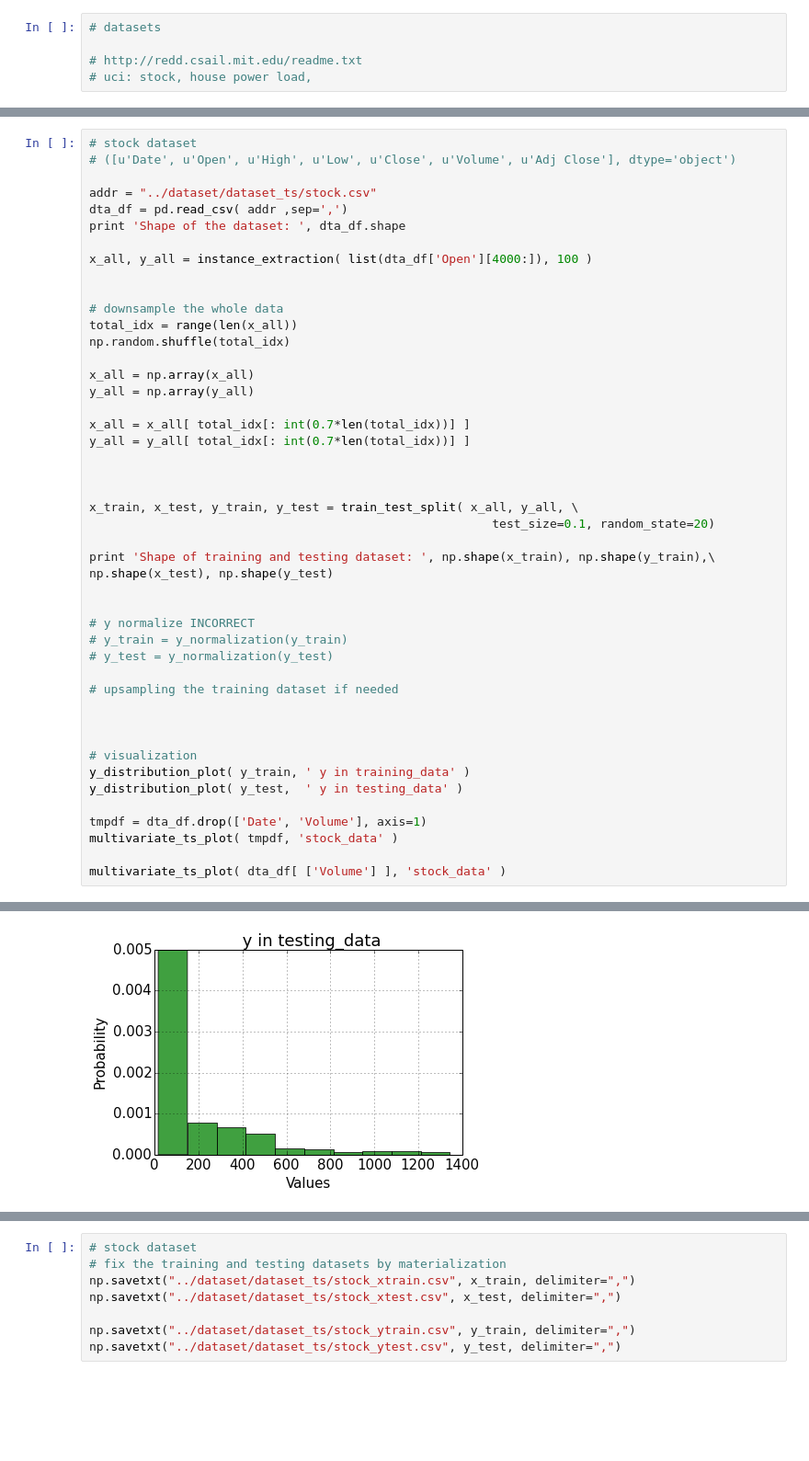
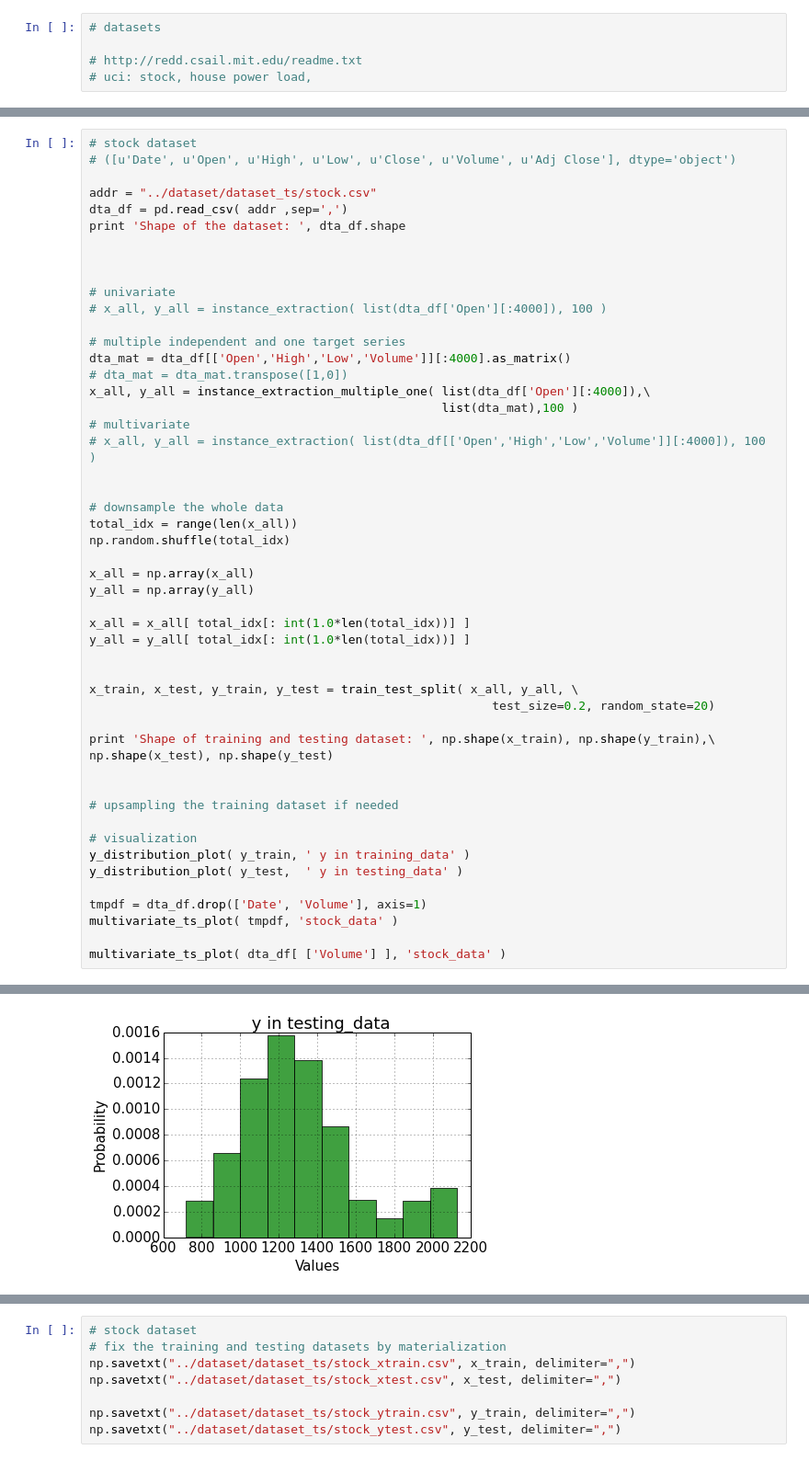
Before and after one commit to weilai0980/tsRNN, a Jupyter notebook: data_prep_offline.ipynb, the cells around one changed output, grey strips where cells are left out. Shown at 92% size. Cells and saved outputs as stored; diff of their text form; blank space fills up the shorter version.

```diff
--- a/data_prep_offline.ipynb
+++ b/data_prep_offline.ipynb
@@ -198,7 +120,18 @@ addr = "../dataset/dataset_ts/stock.csv"
 dta_df = pd.read_csv( addr ,sep=',')
 print 'Shape of the dataset: ', dta_df.shape
 
-x_all, y_all = instance_extraction( list(dta_df['Open'][4000:]), 100 )
+
+
+# univariate
+# x_all, y_all = instance_extraction( list(dta_df['Open'][:4000]), 100 )
+
+# multiple independent and one target series
+dta_mat = dta_df[['Open','High','Low','Volume']][:4000].as_matrix()
+# dta_mat = dta_mat.transpose([1,0])
+x_all, y_all = instance_extraction_multiple_one( list(dta_df['Open'][:4000]),\
+                                                 list(dta_mat),100 )
+# multivariate
+# x_all, y_all = instance_extraction( list(dta_df[['Open','High','Low','Volume']][:4000]), 100 )
 
 
 # downsample the whole data
@@ -208,25 +141,18 @@ np.random.shuffle(total_idx)
 x_all = np.array(x_all)
 y_all = np.array(y_all)
 
-x_all = x_all[ total_idx[: int(0.7*len(total_idx))] ]
-y_all = y_all[ total_idx[: int(0.7*len(total_idx))] ]
-
+x_all = x_all[ total_idx[: int(1.0*len(total_idx))] ]
+y_all = y_all[ total_idx[: int(1.0*len(total_idx))] ]
 
 
 x_train, x_test, y_train, y_test = train_test_split( x_all, y_all, \
-                                                        test_size=0.1, random_state=20)
+                                                        test_size=0.2, random_state=20)
 
 print 'Shape of training and testing dataset: ', np.shape(x_train), np.shape(y_train),\
 np.shape(x_test), np.shape(y_test)
 
 
-# y normalize INCORRECT
-# y_train = y_normalization(y_train)
-# y_test = y_normalization(y_test)
-
 # upsampling the training dataset if needed
-
-
 
 # visualization
 y_distribution_plot( y_train, ' y in training_data' )
@@ -243,4 +169,4 @@ Shape of training and testing dataset:  (7908, 100) (7908,) (879, 100) (879,)
-[figure, old version]
+[figure, new version]
 [figure]
 [figure]
 # %%
```
Also changed, not shown: parts of 4 cells of this notebook, 6 other files.
